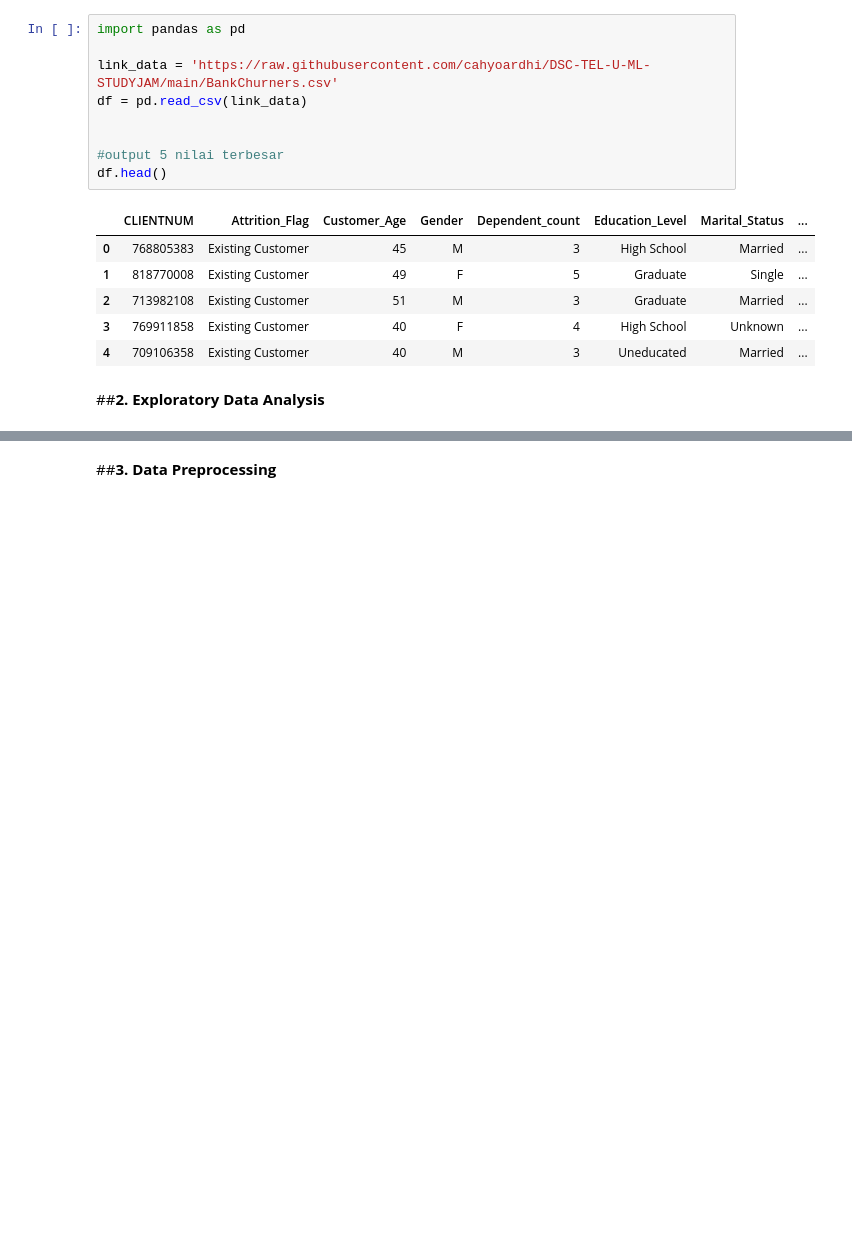
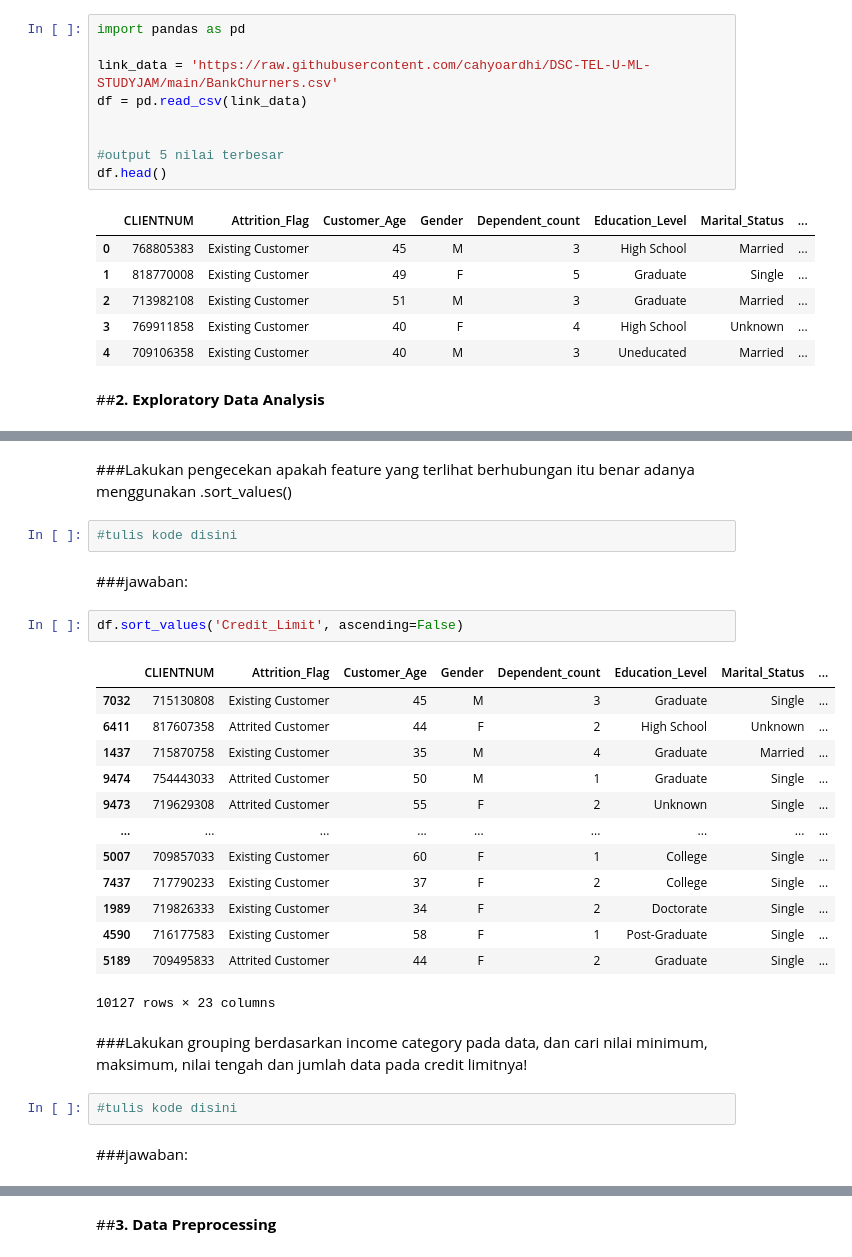
Before and after one commit to cahyoardhi/DSC-TEL-U-ML-STUDYJAM, a Jupyter notebook: DSC_Week_4_Deployment.ipynb, the cells around one changed output, grey strips where cells are left out. Saved outputs shown, nothing was run; the diff lists cells and outputs as text; blank space fills up the shorter version.

```diff
--- a/DSC_Week_4_Deployment.ipynb
+++ b/DSC_Week_4_Deployment.ipynb
@@ -62,0 +216,28 @@ df.head()
+# %% [markdown]
+###Lakukan pengecekan apakah feature yang terlihat berhubungan itu benar adanya menggunakan .sort_values()
+# %%
+#tulis kode disini
+# %% [markdown]
+###jawaban:
+# %%
+df.sort_values('Credit_Limit', ascending=False)
+# %% [output]
+|  | CLIENTNUM | Attrition_Flag | Customer_Age | Gender | Dependent_count | Education_Level | Marital_Status | ... |
+| 7032 | 715130808 | Existing Customer | 45 | M | 3 | Graduate | Single | ... |
+| 6411 | 817607358 | Attrited Customer | 44 | F | 2 | High School | Unknown | ... |
+| 1437 | 715870758 | Existing Customer | 35 | M | 4 | Graduate | Married | ... |
+| 9474 | 754443033 | Attrited Customer | 50 | M | 1 | Graduate | Single | ... |
+| 9473 | 719629308 | Attrited Customer | 55 | F | 2 | Unknown | Single | ... |
+| ... | ... | ... | ... | ... | ... | ... | ... | ... |
+| 5007 | 709857033 | Existing Customer | 60 | F | 1 | College | Single | ... |
+| 7437 | 717790233 | Existing Customer | 37 | F | 2 | College | Single | ... |
+| 1989 | 719826333 | Existing Customer | 34 | F | 2 | Doctorate | Single | ... |
+| 4590 | 716177583 | Existing Customer | 58 | F | 1 | Post-Graduate | Single | ... |
+| 5189 | 709495833 | Attrited Customer | 44 | F | 2 | Graduate | Single | ... |
+10127 rows × 23 columns
+# %% [markdown]
+###Lakukan grouping berdasarkan income category pada data, dan cari nilai minimum, maksimum, nilai tengah dan jumlah data pada credit limitnya!
+# %%
+#tulis kode disini
+# %% [markdown]
+###jawaban:
```
Also changed, not shown: parts of 101 cells of this notebook.
